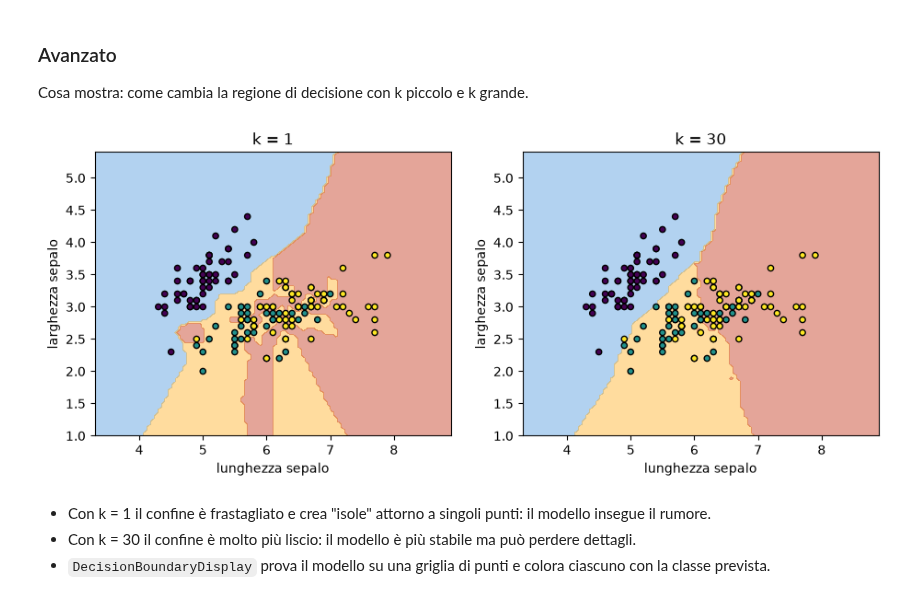
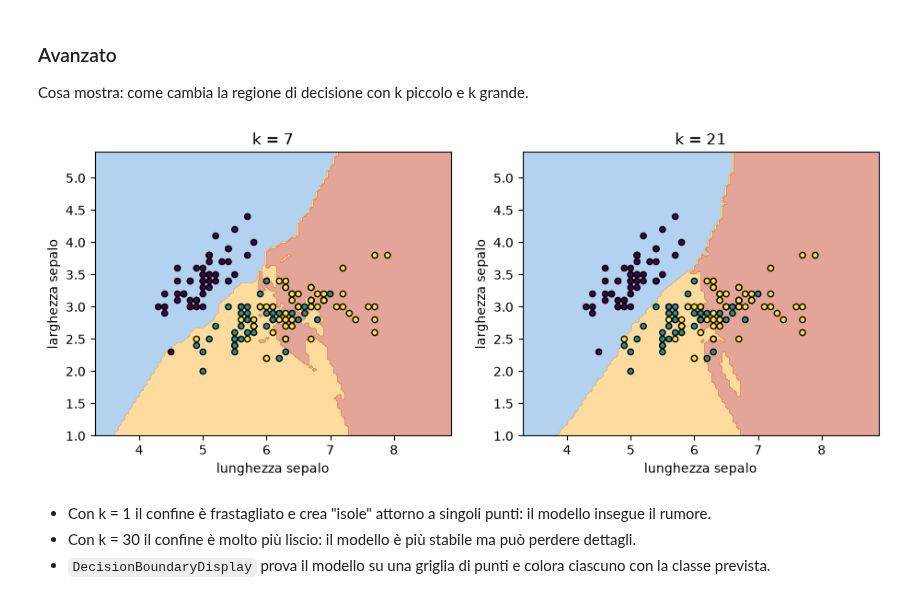
Before and after one commit to MaSTERmIKK/Aula_PythonAi_Ottobre, a Jupyter notebook: CorsoIt/14_Lunedi_26/giorno-1-fondamenti-ml.ipynb, the cells around one changed output. Cells and saved outputs as stored; diff of their text form; code cells hidden in the pictures.

```diff
--- a/CorsoIt/14_Lunedi_26/giorno-1-fondamenti-ml.ipynb
+++ b/CorsoIt/14_Lunedi_26/giorno-1-fondamenti-ml.ipynb
@@ -1036,23 +1126,23 @@ Cosa mostra: come cambia la regione di decisione con k piccolo e k grande.
 # %%
 import matplotlib.pyplot as plt
 from sklearn.datasets import load_iris
 from sklearn.neighbors import KNeighborsClassifier
 from sklearn.inspection import DecisionBoundaryDisplay
 
 X, y = load_iris(return_X_y=True)
 X2 = X[:, [0, 1]]                                   # solo 2 feature per poter disegnare sul piano
 
 fig, axes = plt.subplots(1, 2, figsize=(11, 4))
-for ax, k in zip(axes, [1, 30]):
+for ax, k in zip(axes, [7, 21]):
     knn = KNeighborsClassifier(n_neighbors=k).fit(X2, y)
     DecisionBoundaryDisplay.from_estimator(          # colora il piano con la classe prevista
         knn, X2, response_method="predict", alpha=0.4, ax=ax)
     ax.scatter(X2[:, 0], X2[:, 1], c=y, edgecolor="k", s=20)
     ax.set_title(f"k = {k}")
     ax.set_xlabel("lunghezza sepalo"); ax.set_ylabel("larghezza sepalo")
 plt.show()
 # %% [output]
-[figure, old version]
+[figure, new version]
 # %% [markdown]
 - Con k = 1 il confine è frastagliato e crea "isole" attorno a singoli punti: il modello insegue il rumore.
 - Con k = 30 il confine è molto più liscio: il modello è più stabile ma può perdere dettagli.
```
Also changed, not shown: parts of 60 cells of this notebook.
